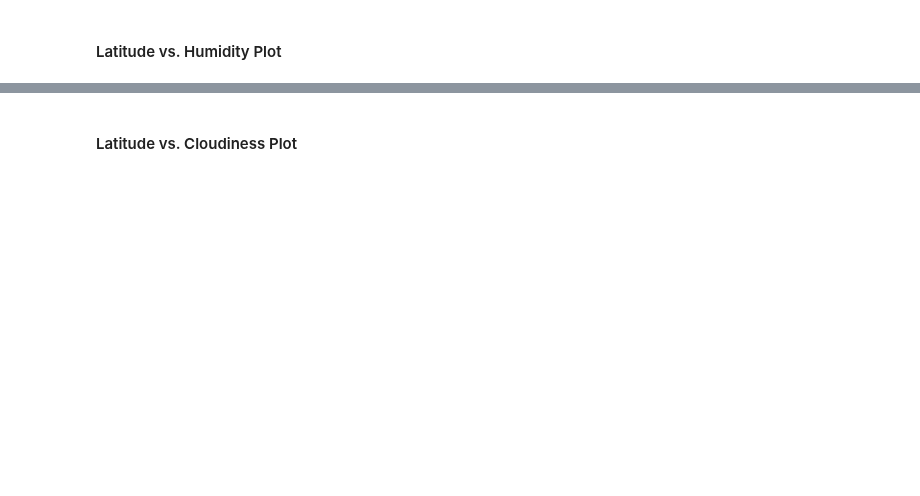
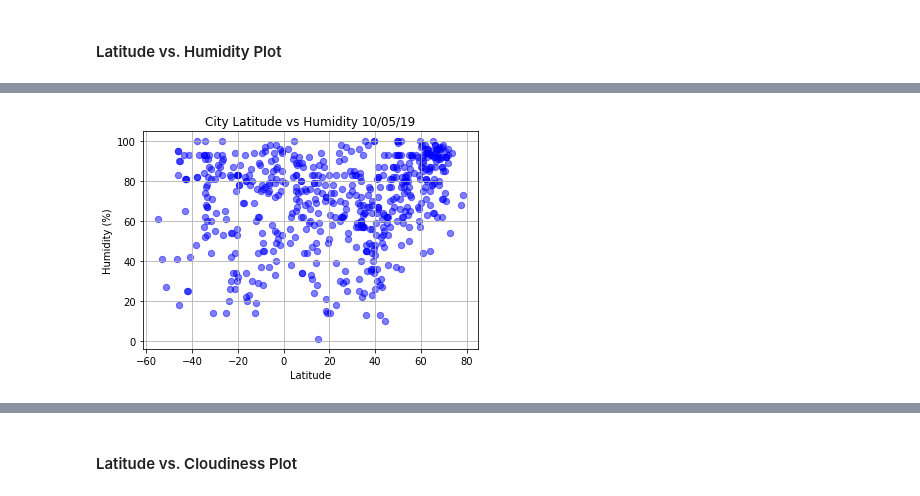
Before and after one commit to john-stromberg/python-api-challenge, a Jupyter notebook: WeatherPy/WeatherPy.ipynb, the cells around one changed output, grey strips where cells are left out. Saved outputs shown, nothing was run; the diff lists cells and outputs as text; code cells hidden in the pictures; blank space fills up the shorter version.

```diff
--- a/WeatherPy/WeatherPy.ipynb
+++ b/WeatherPy/WeatherPy.ipynb
@@ -159,0 +161,8 @@ plt.show()
+# %%
+plt.scatter(weather_data["Lat"], weather_data["Humidity"], marker = "o", color= "blue", s=40, alpha = 0.5)
+plt.title("City Latitude vs Humidity 10/05/19")
+plt.xlabel("Latitude")
+plt.ylabel("Humidity (%)")
+plt.grid()
+# %% [output]
+[figure, added]
```
Also changed, not shown: parts of 14 cells of this notebook, 5 other files.
